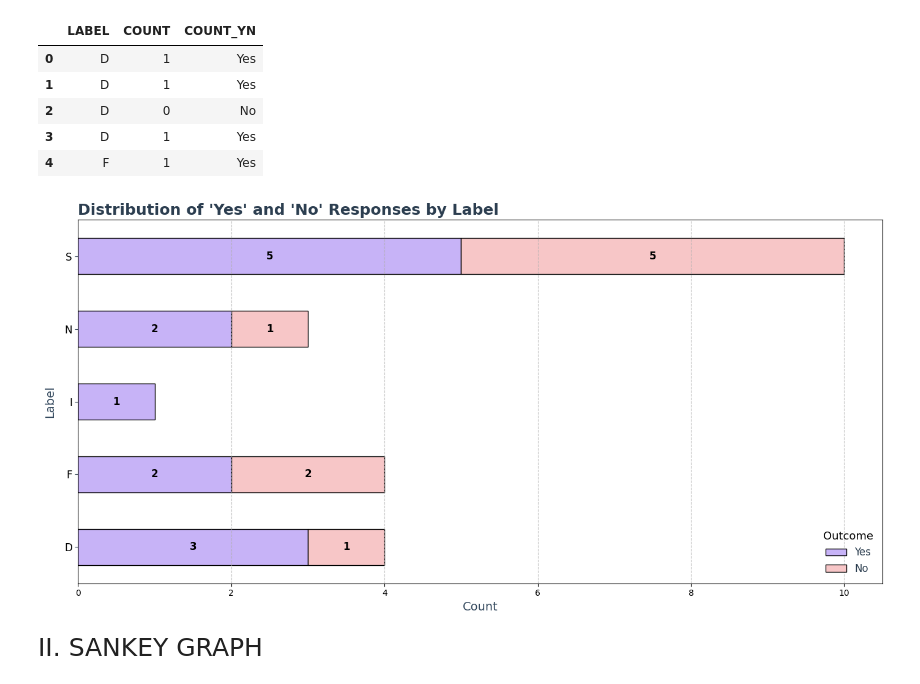
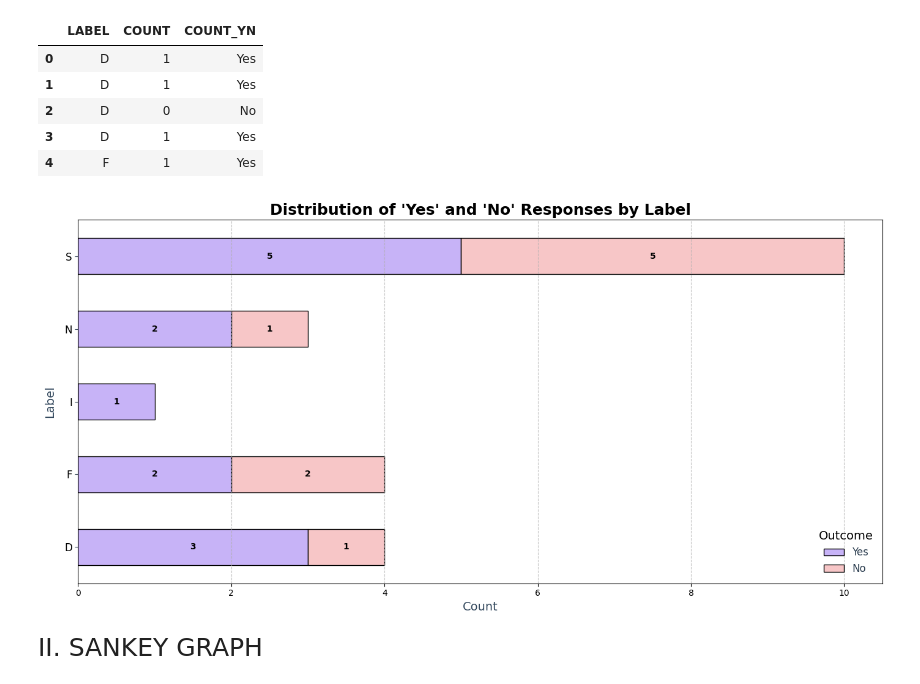
Before and after one commit to llewelyndramayo/CS-3203N, a Jupyter notebook: Assignment-2-Data-Analytics/code2.ipynb, the cells around one changed output. Saved outputs shown, nothing was run; the diff lists cells and outputs as text; code cells hidden in the pictures.

```diff
--- a/Assignment-2-Data-Analytics/code2.ipynb
+++ b/Assignment-2-Data-Analytics/code2.ipynb
@@ -110,8 +110,8 @@ if crosstab.empty:
 else:
     # Set style
     plt.style.use("seaborn-v0_8-muted")
-    pastel_purple = "#C7B3F7"
-    pastel_pink = "#F7C6C7"
+    purple = "#C7B3F7"
+    pink = "#F7C6C7"
 
     # Plot the horizontal stacked bar chart
     fig, ax = plt.subplots(figsize=(14, 7))
@@ -119,7 +119,7 @@ else:
     bars = crosstab[['Yes', 'No']].plot(
         kind='barh',
         stacked=True,
-        color=[pastel_purple, pastel_pink],
+        color=[purple, pink],
         edgecolor='black',
         ax=ax
     )
@@ -127,38 +127,40 @@ else:
     # Align labels properly within their respective sections
     for i, (yes, no) in enumerate(zip(crosstab["Yes"], crosstab["No"])):
         total = yes + no
 
         # Position "Yes" labels inside the purple section (left-aligned)
         if yes > 0:
-            ax.text(yes / 2, i, str(yes), ha='center', va='center', fontsize=12, fontweight='bold', color='black')
+            ax.text(yes / 2, i, str(yes), ha='center', va='center',
+                    fontsize=10, fontweight='bold', color='black')
 
         # Position "No" labels inside the pink section (right-aligned)
         if no > 0:
-            ax.text(yes + (no / 2), i, str(no), ha='center', va='center', fontsize=12, fontweight='bold', color='black')
+            ax.text(yes + (no / 2), i, str(no), ha='center', va='center',
+                    fontsize=10, fontweight='bold', color='black')
 
     # Set title and labels
     ax.set_title("Distribution of 'Yes' and 'No' Responses by Label",
-                 loc='left', fontsize=18, fontweight='bold', color='#2C3E50')
+                 loc='center', fontsize=18, fontweight='bold', color='black')
     ax.set_xlabel('Count', fontsize=14, color='#34495E')
     ax.set_ylabel('Label', fontsize=14, labelpad=10, color='#34495E')
 
     # Adjust y-axis tick labels
     ax.tick_params(axis='y', labelsize=12, color='#2C3E50')
 
     # Add subtle grid lines
     ax.grid(axis='x', linestyle='--', alpha=0.7)
 
     #Legend
-    legend = ax.legend(title="Outcome", title_fontsize=13, frameon=False, loc="lower right", fontsize=12)
+    legend = ax.legend(title="Outcome", title_fontsize=14, frameon=False, loc="lower right", fontsize=12)
     plt.setp(legend.get_texts(), color="#2C3E50")
 
     # Tight layout
     plt.tight_layout()
 
     # Show plot
     plt.show()
 # %% [output]
-[figure, old version]
+[figure, new version]
 # %% [markdown]
 <span style="font-size: 25px;">II. SANKEY GRAPH</span>
 # %%
```
Also changed, not shown: parts of 3 cells of this notebook.
